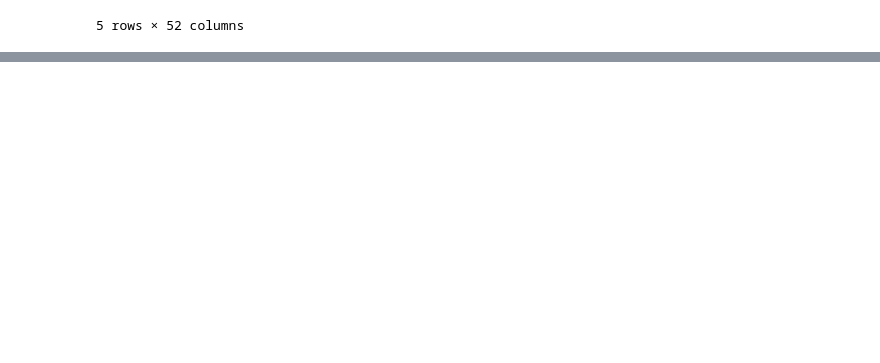
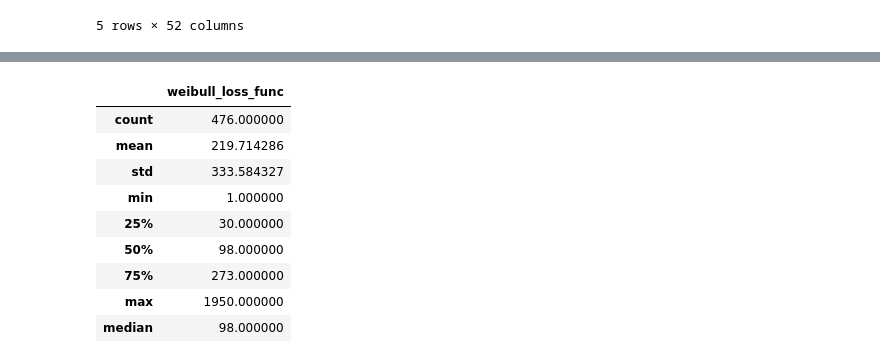
Before and after one commit to tvhahn/weibull-knowledge-informed-ml, a Jupyter notebook: notebooks/scratch/convergence_charts.ipynb, the cells around one changed output, grey strips where cells are left out. Saved outputs shown, nothing was run; the diff lists cells and outputs as text; code cells hidden in the pictures; blank space fills up the shorter version.

```diff
--- a/notebooks/scratch/convergence_charts.ipynb
+++ b/notebooks/scratch/convergence_charts.ipynb
@@ -25,0 +62,16 @@ df.head()
+# %%
+df1 = df[df['weibull_loss']==1][['epoch_stopped_on']].describe()
+df1 = df1.append(pd.DataFrame([df[df['weibull_loss']==1][['epoch_stopped_on']].median()],index=['median']))
+df1.columns =['weibull_loss_func']
+df1
+# %% [output]
+|  | weibull_loss_func |
+| count | 476.000000 |
+| mean | 219.714286 |
+| std | 333.584327 |
+| min | 1.000000 |
+| 25% | 30.000000 |
+| 50% | 98.000000 |
+| 75% | 273.000000 |
+| max | 1950.000000 |
+| median | 98.000000 |
```
Also changed, not shown: parts of 10 cells of this notebook, 7 other files.
